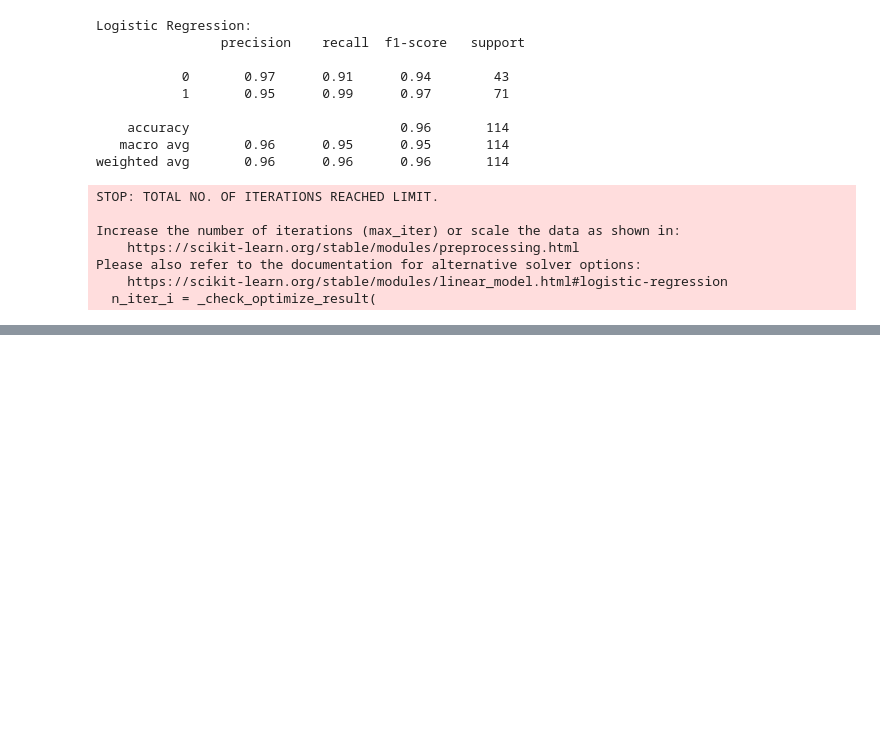
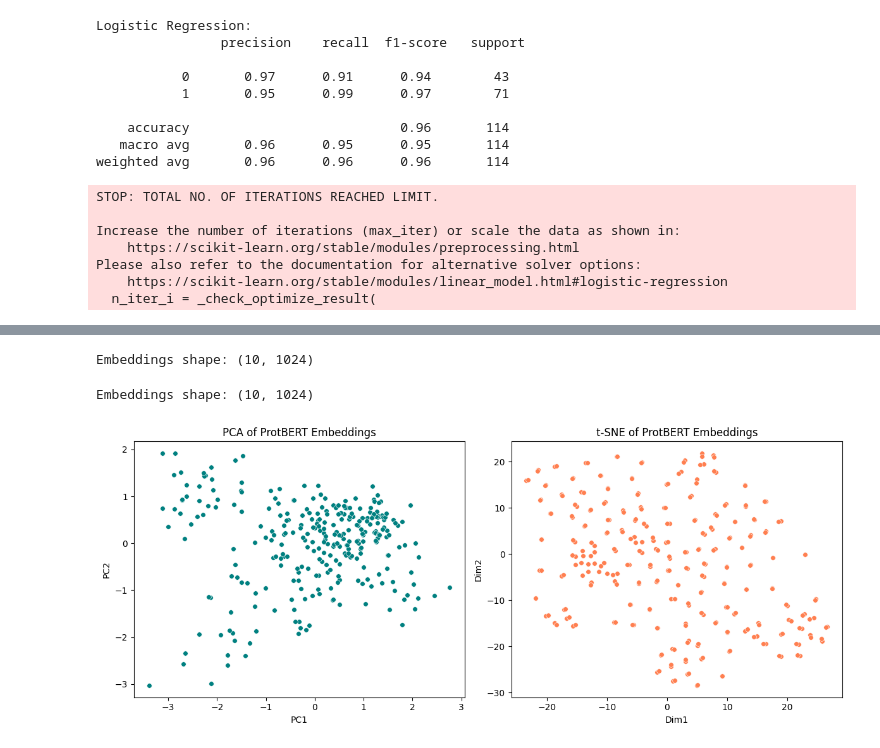
Before and after one commit to shannonfernandes25/bioinformatics-BPRI-Bioinformatics, a Jupyter notebook: Machine_learning_Basics.ipynb, the cells around one changed output, grey strips where cells are left out. Cells and saved outputs as stored; diff of their text form; code cells hidden in the pictures; blank space fills up the shorter version.

```diff
--- a/Machine_learning_Basics.ipynb
+++ b/Machine_learning_Basics.ipynb
@@ -69,0 +97,8 @@ Please also refer to the documentation for alternative solver options:
+# %%
+from Bio.PDB import PDBParser
+
+parser = PDBParser()
+structure = parser.get_structure("9im4","/content/9IM4.pdb")
+for model in structure:
+  for chain in model:
+    print(chain.id)
@@ -69,0 +131,6 @@ Please also refer to the documentation for alternative solver options:
+# %%
+from transformers import BertTokenizer, BertModel
+import torch
+
+tokenizer = BertTokenizer.from_pretrained("Rostlab/prot_bert", do_lower_case=False)
+model = BertModel.from_pretrained("Rostlab/prot_bert")
@@ -69,0 +257,65 @@ Please also refer to the documentation for alternative solver options:
+# %%
+# Prepare sequence
+sequence_P = ' '.join(list(sequence_P))
+encoded_input_P = tokenizer(sequence_P, return_tensors='pt')
+
+# Generate embeddings
+with torch.no_grad():
+    output_P = model(**encoded_input_P)
+
+# Get embeddings for each residue (remove special tokens)
+embeddings_P = output_P.last_hidden_state.squeeze(0)[1:-1].numpy()  # Shape: (L x 1024)
+
+print("Embeddings shape:", embeddings_P.shape)
+# %% [output]
+Embeddings shape: (10, 1024)
+# %%
+# Prepare sequence
+sequence_C = ' '.join(list(sequence_C))
+encoded_input_C = tokenizer(sequence_C, return_tensors='pt')
+
+# Generate embeddings
+with torch.no_grad():
+    output_C = model(**encoded_input_C)
+
+# Get embeddings for each residue (remove special tokens)
+embeddings_C = output_C.last_hidden_state.squeeze(0)[1:-1].numpy()  # Shape: (L x 1024)
+
+print("Embeddings shape:", embeddings_C.shape)
+# %% [output]
+Embeddings shape: (10, 1024)
+# %%
+from sklearn.decomposition import PCA
+from sklearn.manifold import TSNE
+import matplotlib.pyplot as plt
+import seaborn as sns
+
+# PCA to 2D
+pca = PCA(n_components=2)
+pca_result = pca.fit_transform(embeddings)
+
+# t-SNE to 2D
+tsne = TSNE(n_components=2, perplexity=30, n_iter=1000, random_state=42)
+tsne_result = tsne.fit_transform(embeddings)
+
+# Plotting
+plt.figure(figsize=(12,5))
+
+# PCA
+plt.subplot(1,2,1)
+sns.scatterplot(x=pca_result[:,0], y=pca_result[:,1], s=30, color="teal")
+plt.title("PCA of ProtBERT Embeddings")
+plt.xlabel("PC1")
+plt.ylabel("PC2")
+
+# t-SNE
+plt.subplot(1,2,2)
+sns.scatterplot(x=tsne_result[:,0], y=tsne_result[:,1], s=30, color="coral")
+plt.title("t-SNE of ProtBERT Embeddings")
+plt.xlabel("Dim1")
+plt.ylabel("Dim2")
+
+plt.tight_layout()
+plt.show()
+# %% [output]
+[figure, added]
```
Also changed, not shown: parts of 30 cells of this notebook.
